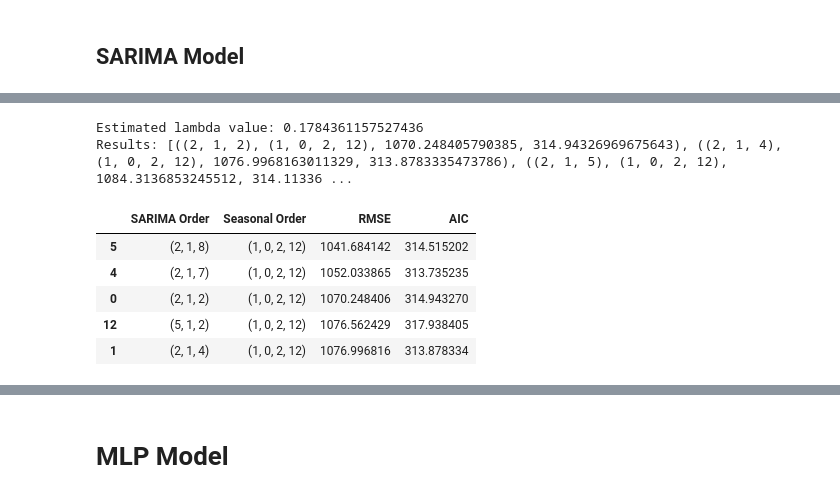
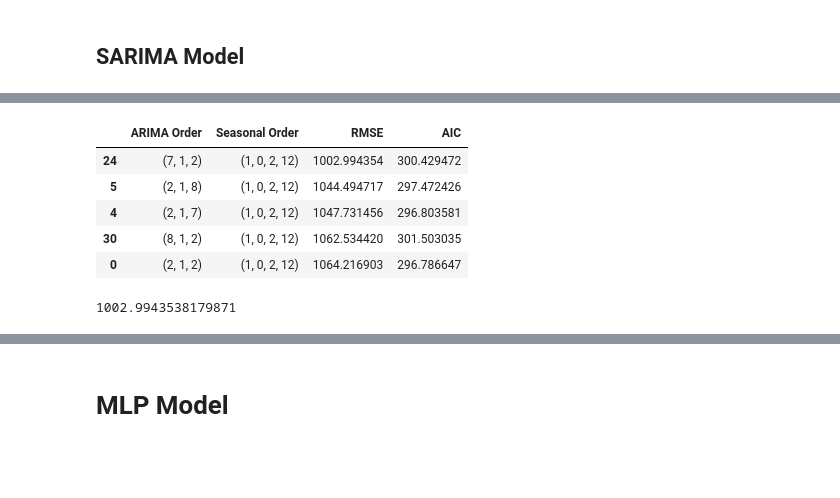
Before and after one commit to pedronatanaelfs/energy_project, a Jupyter notebook: notebooks/data_modeling.ipynb, the cells around one changed output, grey strips where cells are left out. Saved outputs shown, nothing was run; the diff lists cells and outputs as text; code cells hidden in the pictures; blank space fills up the shorter version.

```diff
--- a/notebooks/data_modeling.ipynb
+++ b/notebooks/data_modeling.ipynb
@@ -55,9 +50,9 @@ def inv_boxcox(y, lmbda):
         return np.exp(np.log(lmbda * y + 1) / lmbda)
 
 # Function to evaluate SARIMA model
-def evaluate_sarima_model(train, test, sarima_order, seasonal_order, lmbda, seed):
+def evaluate_sarima_model(train, test, arima_order, seasonal_order, lmbda, seed):
     np.random.seed(seed)  # Set the random seed for reproducibility
-    model = SARIMAX(train, order=sarima_order, seasonal_order=seasonal_order, enforce_stationarity=False, enforce_invertibility=False)
+    model = SARIMAX(train, order=arima_order, seasonal_order=seasonal_order, enforce_stationarity=False, enforce_invertibility=False)
     model_fit = model.fit(disp=False)
     predictions = model_fit.forecast(steps=len(test))
     predictions_inv = inv_boxcox(predictions, lmbda)
@@ -69,7 +64,7 @@ def evaluate_sarima_model(train, test, sarima_order, seasonal_order, lmbda, seed
 # Create function to prepare the dataset for MLP
 def create_dataset(dataset, look_back=1):
     dataX, dataY = [], []
-    for i in range(len(dataset) - look_back - 1):
+    for i in range(len(dataset) - look_back):
         a = dataset[i:(i + look_back), 0]
         dataX.append(a)
         dataY.append(dataset[i + look_back, 0])
@@ -247,48 +254,48 @@ D = 0
 Q = 2
 S = 12  # Seasonal order
 seed = 42  # Random seed for reproducibility
-
-# Apply Box-Cox transformation
-df['generation_value_boxcox'], fitted_lambda = boxcox(df['generation_value'])
-print(f'Estimated lambda value: {fitted_lambda}')
 
 # Split the data into train and test sets
 train = df['2007-01':'2022-12']
 test = df['2023-01':'2024-07']
 
 # Store results
 results = []
 
 # Suppress specific warnings
 warnings.filterwarnings("ignore", message="No frequency information was provided")
 warnings.filterwarnings("ignore", message="Maximum Likelihood optimization failed to converge")
 warnings.filterwarnings("ignore", message="Non-invertible starting MA parameters found")
 
 # Generate all combinations of (p,d,q) and run SARIMA models
 for p, q in itertools.product(p_values, q_values):
     if q == S:  # Avoid overlap of seasonal and non-seasonal lags
         continue
-    sarima_order = (p, d, q)
+    arima_order = (p, d, q)
     seasonal_order = (P, D, Q, S)
     try:
-        rmse, aic = evaluate_sarima_model(train['generation_value_boxcox'], test['generation_value_boxcox'], sarima_order, seasonal_order, fitted_lambda, seed)
-        results.append((sarima_order, seasonal_order, rmse, aic))
+        rmse, aic = evaluate_sarima_model(train['generation_value_boxcox'], test['generation_value_boxcox'], arima_order, seasonal_order, fitted_lambda, seed)
+        results.append((arima_order, seasonal_order, rmse, aic))
     except Exception as e:
-        results.append((sarima_order, seasonal_order, None, None))
-        print(f'Error with SARIMA order {sarima_order} and seasonal order {seasonal_order}: {e}')
+        results.append((arima_order, seasonal_order, None, None))
+        print(f'Error with ARIMA order {arima_order} and seasonal order {seasonal_order}: {e}')
 
 # Convert results to DataFrame for better visualization
-results_df = pd.DataFrame(results, columns=['SARIMA Order', 'Seasonal Order', 'RMSE', 'AIC'])
+results_df = pd.DataFrame(results, columns=['ARIMA Order', 'Seasonal Order', 'RMSE', 'AIC'])
 results_df = results_df.sort_values(by='RMSE').dropna()
 
 # Display the best models
 results_df.head()
 # %% [output]
-Estimated lambda value: 0.1784361157527436
-Results: [((2, 1, 2), (1, 0, 2, 12), 1070.248405790385, 314.94326969675643), ((2, 1, 4), (1, 0, 2, 12), 1076.9968163011329, 313.8783335473786), ((2, 1, 5), (1, 0, 2, 12), 1084.3136853245512, 314.11336 ...
-|  | SARIMA Order | Seasonal Order | RMSE | AIC |
-| 5 | (2, 1, 8) | (1, 0, 2, 12) | 1041.684142 | 314.515202 |
-| 4 | (2, 1, 7) | (1, 0, 2, 12) | 1052.033865 | 313.735235 |
-| 0 | (2, 1, 2) | (1, 0, 2, 12) | 1070.248406 | 314.943270 |
-| 12 | (5, 1, 2) | (1, 0, 2, 12) | 1076.562429 | 317.938405 |
-| 1 | (2, 1, 4) | (1, 0, 2, 12) | 1076.996816 | 313.878334 |
+|  | ARIMA Order | Seasonal Order | RMSE | AIC |
+| 24 | (7, 1, 2) | (1, 0, 2, 12) | 1002.994354 | 300.429472 |
+| 5 | (2, 1, 8) | (1, 0, 2, 12) | 1044.494717 | 297.472426 |
+| 4 | (2, 1, 7) | (1, 0, 2, 12) | 1047.731456 | 296.803581 |
+| 30 | (8, 1, 2) | (1, 0, 2, 12) | 1062.534420 | 301.503035 |
+| 0 | (2, 1, 2) | (1, 0, 2, 12) | 1064.216903 | 296.786647 |
+# %%
+SARIMA_RMSE = results_df.iloc[0]['RMSE']
+
+SARIMA_RMSE
+# %% [output]
+1002.9943538179871
```
Also changed, not shown: parts of 31 cells of this notebook, 2 other files.
